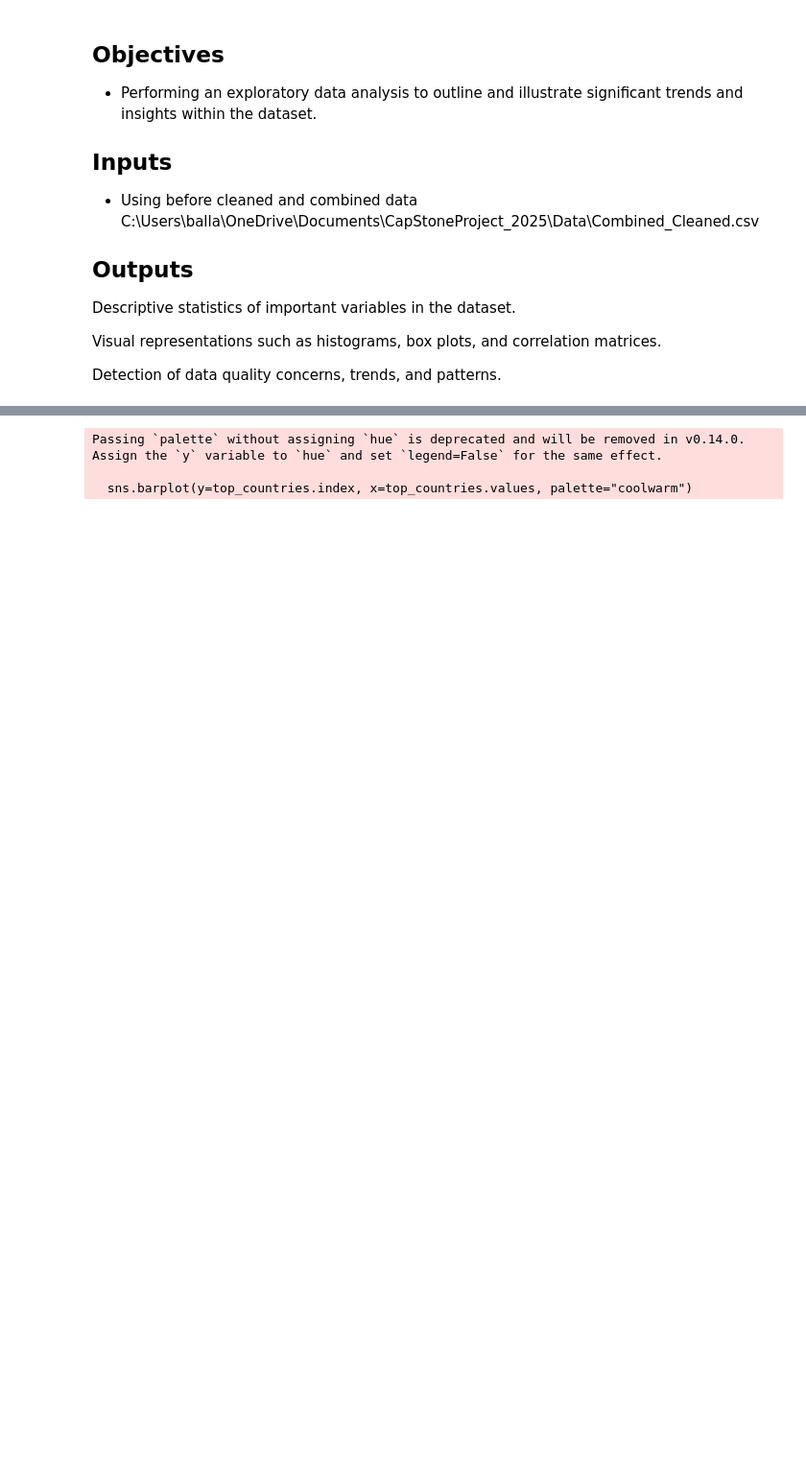
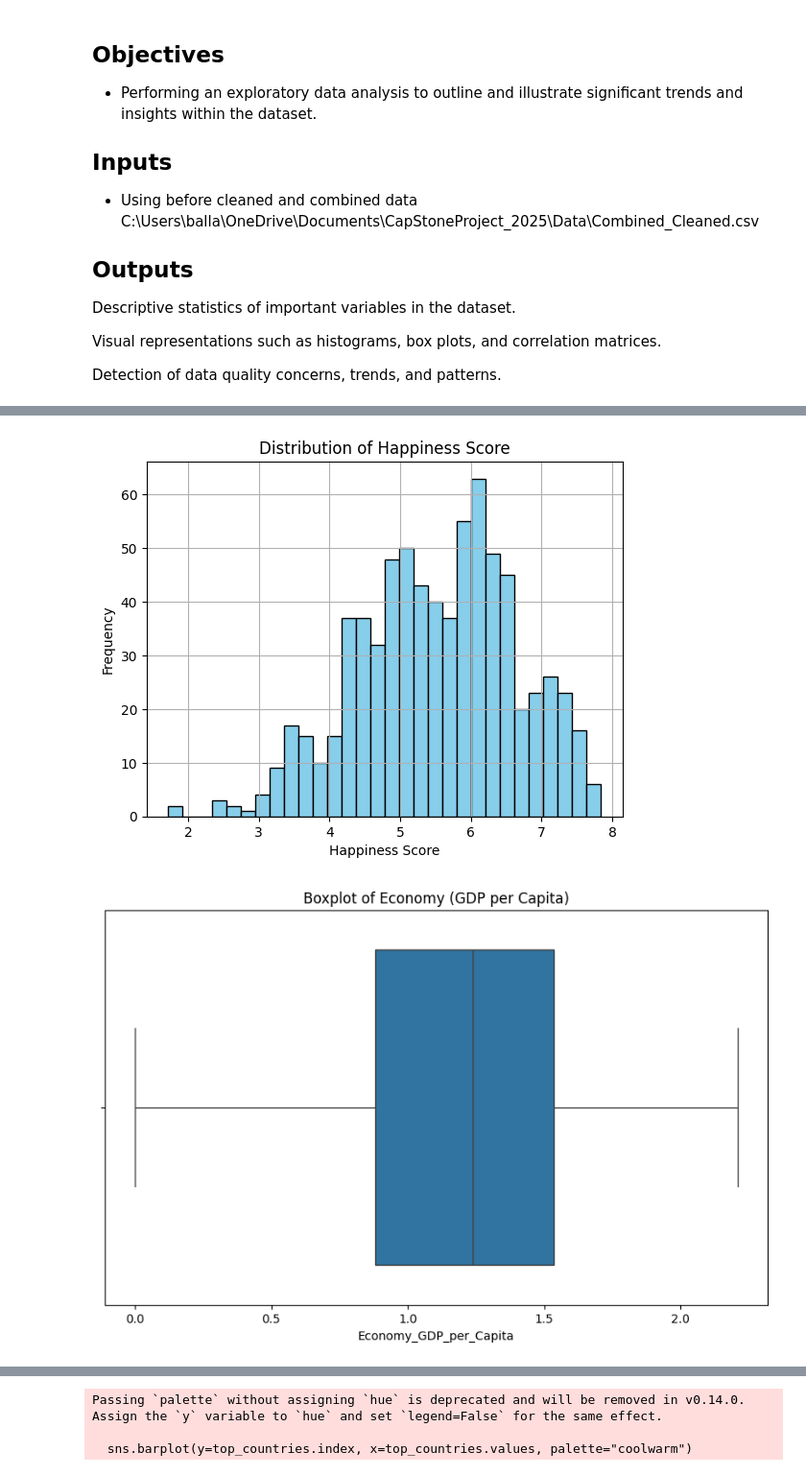
Before and after one commit to seldasen/CapStoneProject_2025, a Jupyter notebook: jupyter_notebooks/02-Exploratory _Data_ Analysis ( EDA) .ipynb, the cells around one changed output, grey strips where cells are left out. Shown: that part at 96% size. Drawn from its saved outputs; the diff is of its cells as text; code cells hidden in the pictures; blank space fills up the shorter version.

```diff
--- a/jupyter_notebooks/02-Exploratory _Data_ Analysis ( EDA) .ipynb
+++ b/jupyter_notebooks/02-Exploratory _Data_ Analysis ( EDA) .ipynb
@@ -97,0 +111,29 @@ plt.show()
+# %%
+import matplotlib.pyplot as plt
+import seaborn as sns
+
+# Happiness Score Distribution
+df['Happiness_score'].hist(bins=30, color='skyblue', edgecolor='black')
+plt.title("Distribution of Happiness Score")
+plt.xlabel("Happiness Score")
+plt.ylabel("Frequency")
+plt.show()
+
+# Boxplot for Economy (GDP per Capita)
+plt.figure(figsize=(10,6))
+sns.boxplot(x='Economy_GDP_per_Capita', data=df)
+plt.title("Boxplot of Economy (GDP per Capita)")
+plt.show()
+
+# Correlation Heatmap
+
+numeric_df = df.select_dtypes(include=['number']) # Select only numeric columns
+# Compute the correlation matrix for numeric columns
+corr_matrix = numeric_df.corr()
+plt.figure(figsize=(10,8))
+sns.heatmap(corr_matrix, annot=True, cmap='coolwarm', fmt='.2f', linewidths=0.5)
+plt.title("Correlation Heatmap")
+plt.show()
+# %% [output]
+[figure, added]
+[figure, added]
```
Also changed, not shown: parts of 16 cells of this notebook, 5 other files.
